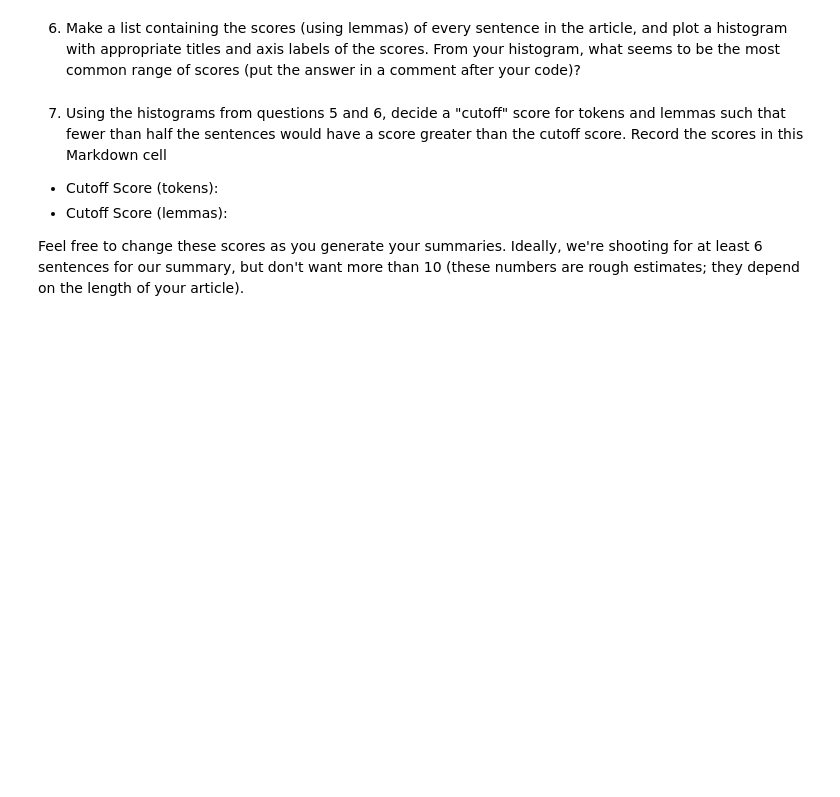
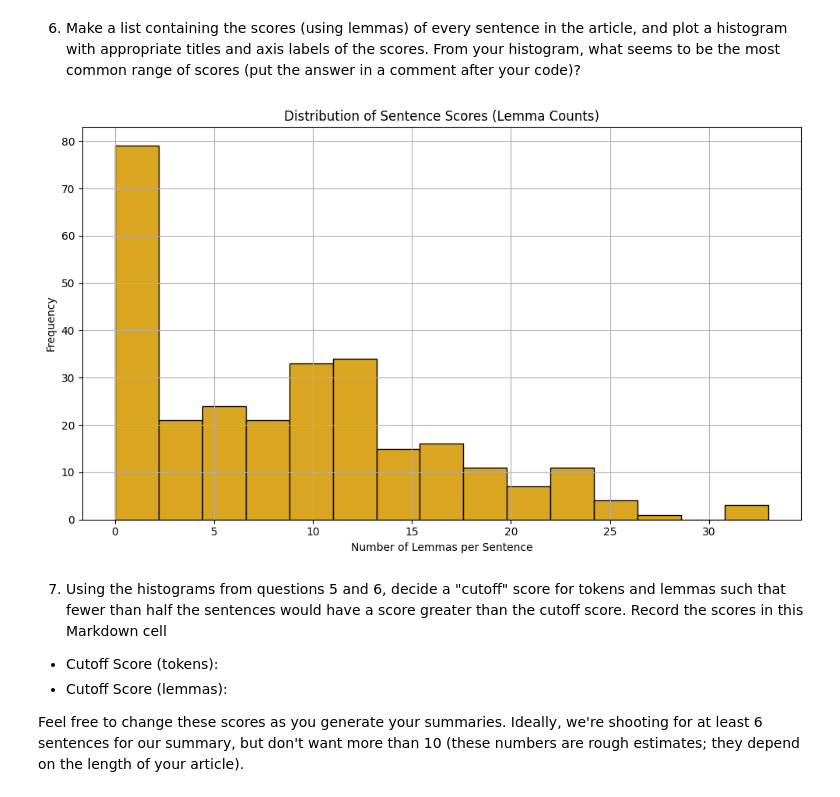
Before and after one commit to cnk77/wmnlp-materials-article-summarizer, a Jupyter notebook: article-summarizer.ipynb, the cells around one changed output. Cells and saved outputs as stored; diff of their text form; code cells hidden in the pictures; blank space fills up the shorter version.

```diff
--- a/article-summarizer.ipynb
+++ b/article-summarizer.ipynb
@@ -152,6 +152,33 @@ plt.show()
 [figure]
 # %% [markdown]
 6. Make a list containing the scores (using lemmas) of every sentence in the article, and plot a histogram with appropriate titles and axis labels of the scores.  From your histogram, what seems to be the most common range of scores (put the answer in a comment after your code)?
+# %%
+import matplotlib.pyplot as plt
+
+# Score each sentence by counting alphabetic lemmas (excluding stop words and punctuation)
+sentence_lemma_scores = [
+    len([
+        token.lemma_.lower()
+        for token in sent
+        if token.is_alpha and not token.is_stop
+    ])
+    for sent in doc.sents
+]
+
+# Plot histogram
+plt.figure(figsize=(10, 6))
+plt.hist(sentence_lemma_scores, bins=15, color='goldenrod', edgecolor='black')
+plt.title("Distribution of Sentence Scores (Lemma Counts)")
+plt.xlabel("Number of Lemmas per Sentence")
+plt.ylabel("Frequency")
+plt.grid(True)
+plt.tight_layout()
+plt.show()
+
+# Most common range of scores (based on visual inspection):
+# The most common range of scores appears to be between 8 and 15 lemmas per sentence.
+# %% [output]
+[figure, added]
 # %% [markdown]
 7. Using the histograms from questions 5 and 6, decide a "cutoff" score for tokens and lemmas such that fewer than half the sentences would have a score greater than the cutoff score.  Record the scores in this Markdown cell
 
```
